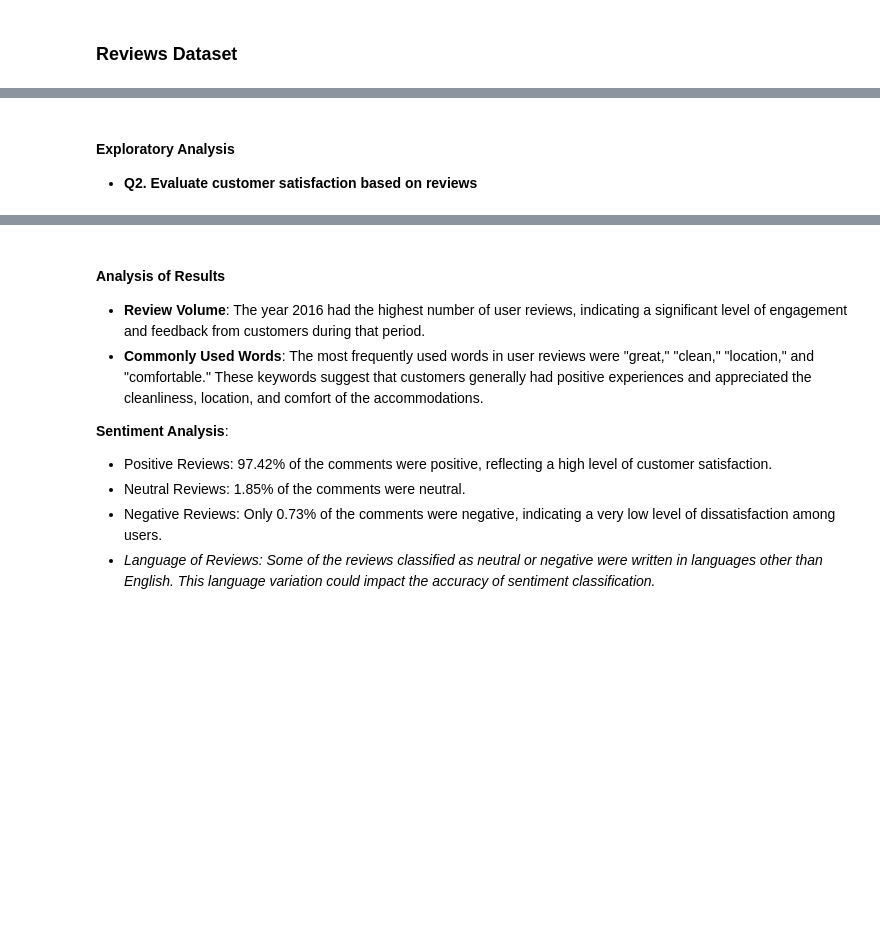
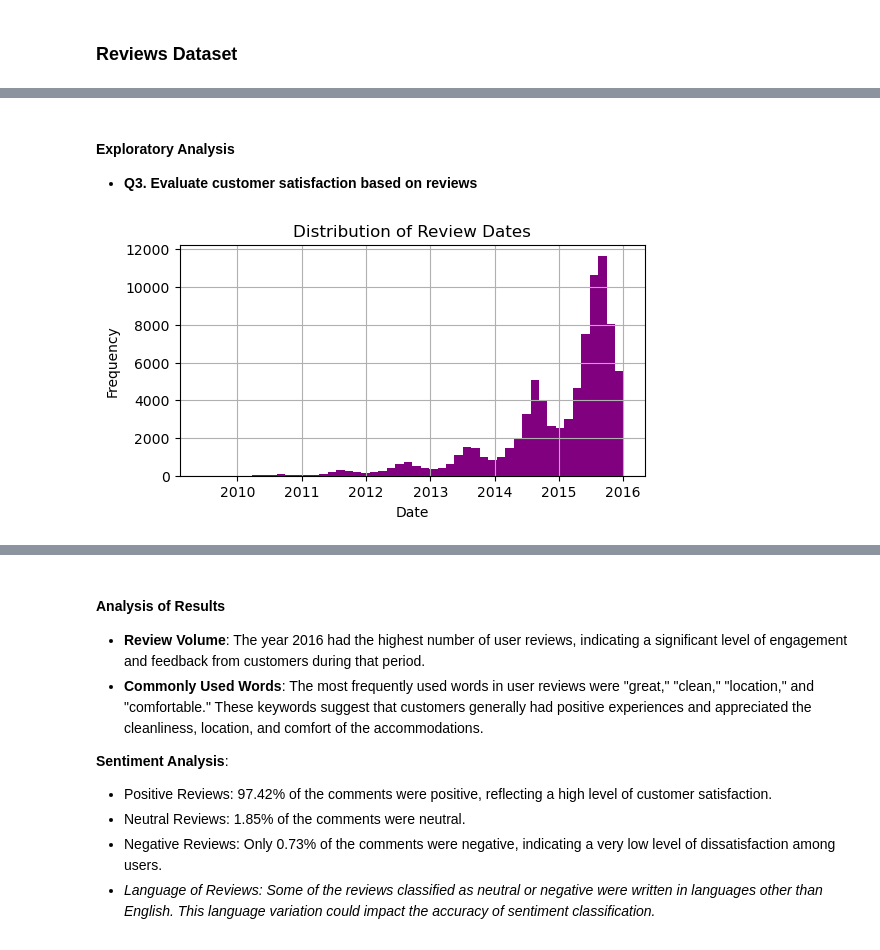
Before and after one commit to mafda/seattle_airbnb_data_analysis, a Jupyter notebook: src/seattle_airbnb_data_analysis.ipynb, the cells around one changed output, grey strips where cells are left out. Saved outputs shown, nothing was run; the diff lists cells and outputs as text; code cells hidden in the pictures; blank space fills up the shorter version.

```diff
--- a/src/seattle_airbnb_data_analysis.ipynb
+++ b/src/seattle_airbnb_data_analysis.ipynb
@@ -737,15 +760,17 @@ reviews_cleaned['comments'] = reviews_cleaned['comments'].apply(clean_text)
 # %% [markdown]
 #### Exploratory Analysis
 
-- **Q2. Evaluate customer satisfaction based on reviews**
+- **Q3. Evaluate customer satisfaction based on reviews**
 # %%
 # Date distribution of reviews
 plt.figure(figsize=(6, 3))
-reviews_cleaned['date'].hist(bins=50)
+reviews_cleaned['date'].hist(bins=50, color="purple")
 plt.title('Distribution of Review Dates')
 plt.xlabel('Date')
 plt.ylabel('Frequency')
 plt.show()
+# %% [output]
+[figure, added]
 # %%
 # Analysis of the most frequent words in the reviews
 # Join all comments
```
Also changed, not shown: parts of 17 cells of this notebook.
